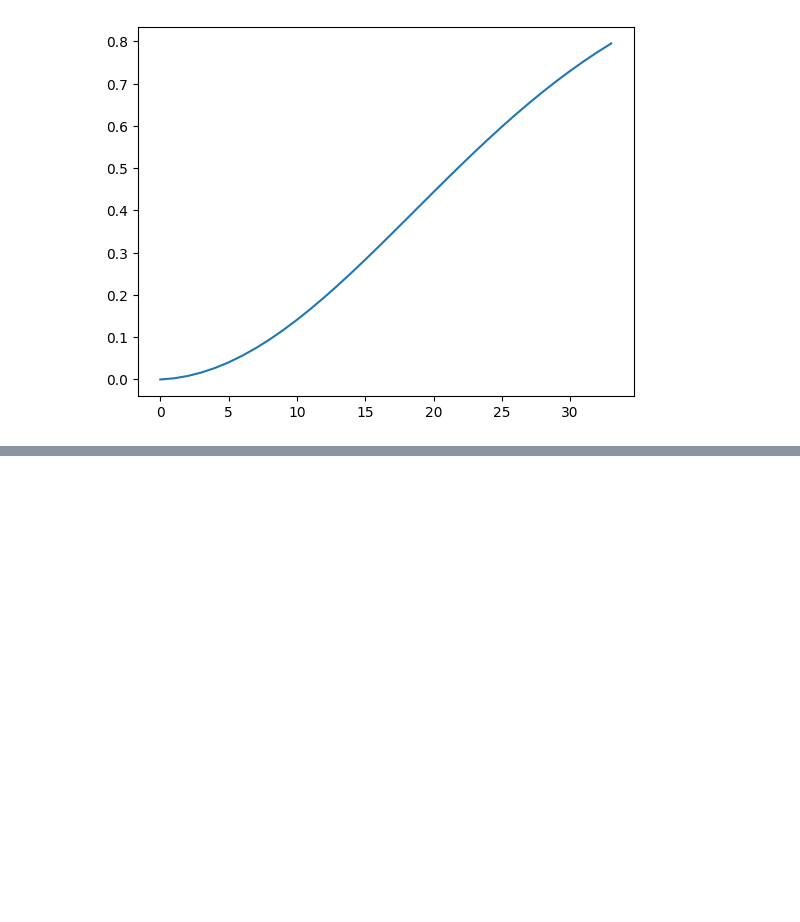
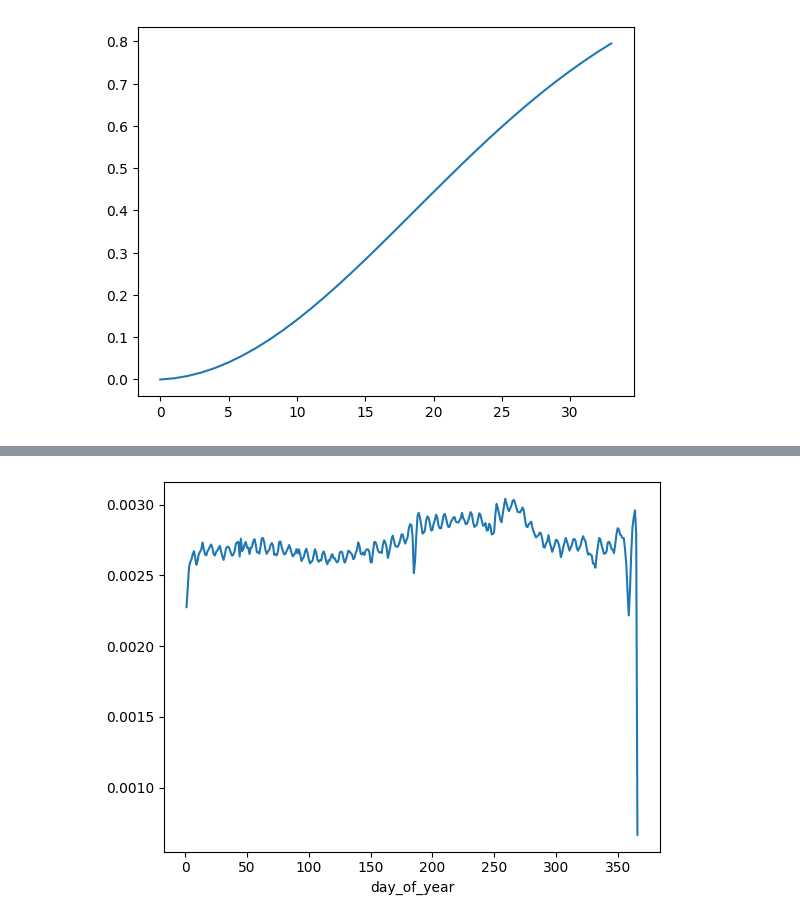
Before and after one commit to presiZHai/Birthdays-Problem, a Jupyter notebook: calculating.ipynb, the cells around one changed output, grey strips where cells are left out. Cells and saved outputs as stored; diff of their text form; code cells hidden in the pictures; blank space fills up the shorter version.

```diff
--- a/calculating.ipynb
+++ b/calculating.ipynb
@@ -42,0 +58,7 @@ plt.legend();
+# %%
+import pandas as pd
+import matplotlib.pylab as plt
+
+df = pd.read_csv("birthdays.csv")
+
+df.head()
@@ -42,0 +72,13 @@ plt.legend();
+# %%
+
+plot_df = (df
+  .assign(date = lambda d: pd.to_datetime(d['date']))
+  .assign(day_of_year = lambda d: d['date'].dt.dayofyear)
+  .groupby('day_of_year')
+  .agg(n_births=('births', 'sum'))
+  .assign(p = lambda d: d['n_births']/d['n_births'].sum()))
+
+probabilities = plot_df['p']
+probabilities.plot();
+# %% [output]
+[figure, added]
```
Also changed, not shown: parts of 21 cells of this notebook, 1 other file.
